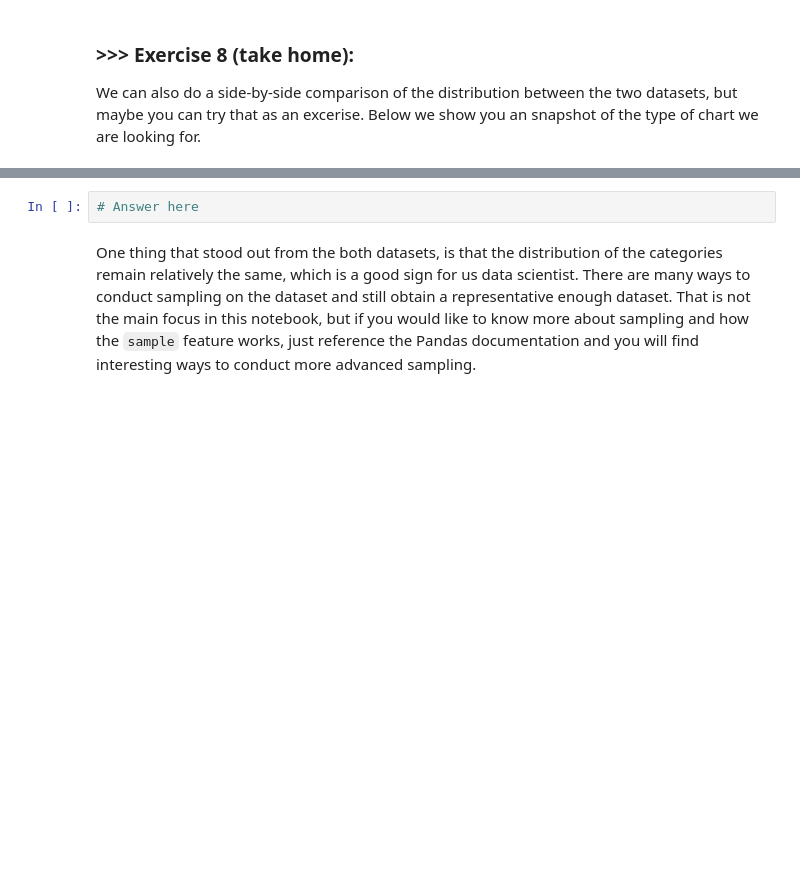
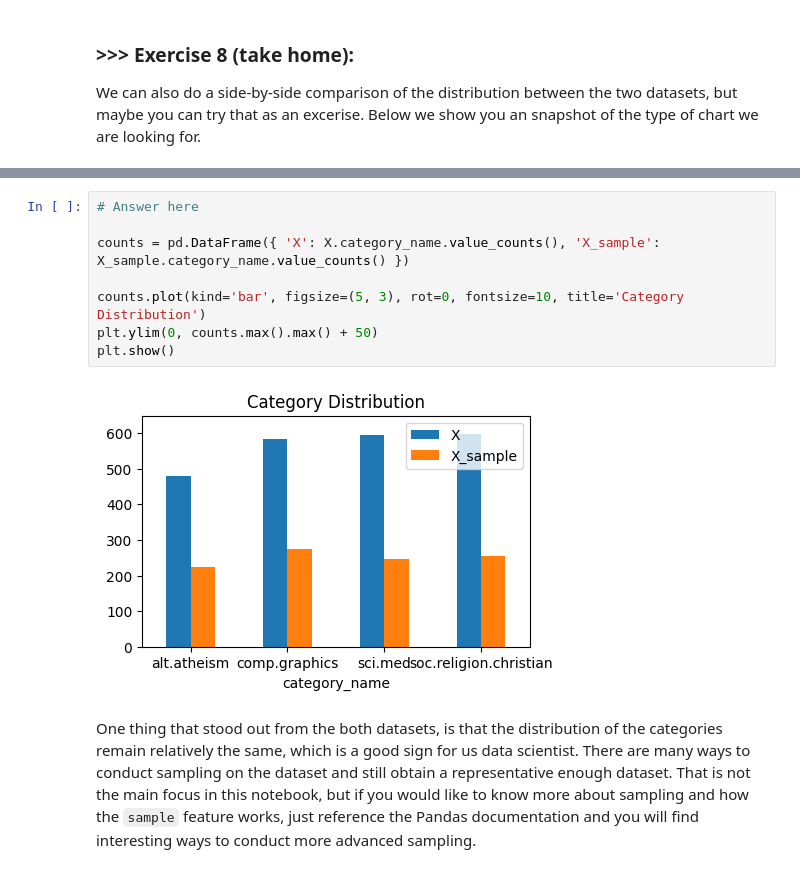
Before and after one commit to CedricCVT/DM2025-Lab1-Exercise, a Jupyter notebook: DM2025-Lab1-Master.ipynb, the cells around one changed output, grey strips where cells are left out. Saved outputs shown, nothing was run; the diff lists cells and outputs as text; blank space fills up the shorter version.

```diff
--- a/DM2025-Lab1-Master.ipynb
+++ b/DM2025-Lab1-Master.ipynb
@@ -785,8 +794,16 @@ Notice that for the `ylim` parameters we hardcoded the maximum value for y. Is i
 We can also do a side-by-side comparison of the distribution between the two datasets, but maybe you can try that as an excerise. Below we show you an snapshot of the type of chart we are looking for.
 # %% [markdown]
 ![alt txt](https://i.imgur.com/9eO431H.png)
-# %%
-# Answer here
+# %%
+# Answer here
+
+counts = pd.DataFrame({ 'X': X.category_name.value_counts(), 'X_sample': X_sample.category_name.value_counts() })
+
+counts.plot(kind='bar', figsize=(5, 3), rot=0, fontsize=10, title='Category Distribution')
+plt.ylim(0, counts.max().max() + 50)
+plt.show()
+# %% [output]
+[figure, added]
 # %% [markdown]
 One thing that stood out from the both datasets, is that the distribution of the categories remain relatively the same, which is a good sign for us data scientist. There are many ways to conduct sampling on the dataset and still obtain a representative enough dataset. That is not the main focus in this notebook, but if you would like to know more about sampling and how the `sample` feature works, just reference the Pandas documentation and you will find interesting ways to conduct more advanced sampling.
 # %% [markdown]
```
Also changed, not shown: parts of 9 cells of this notebook.
